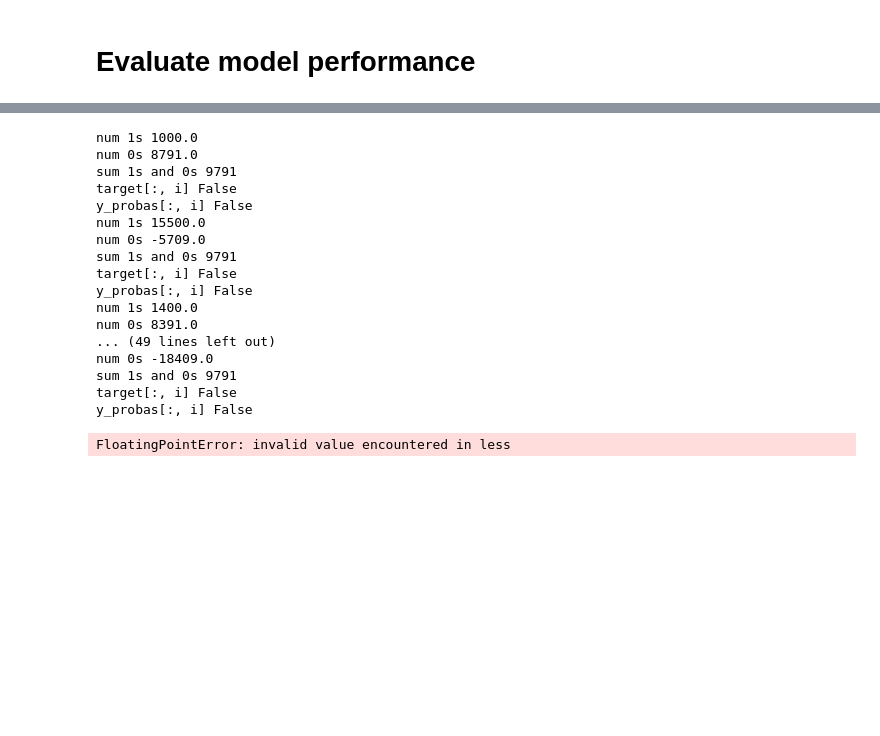
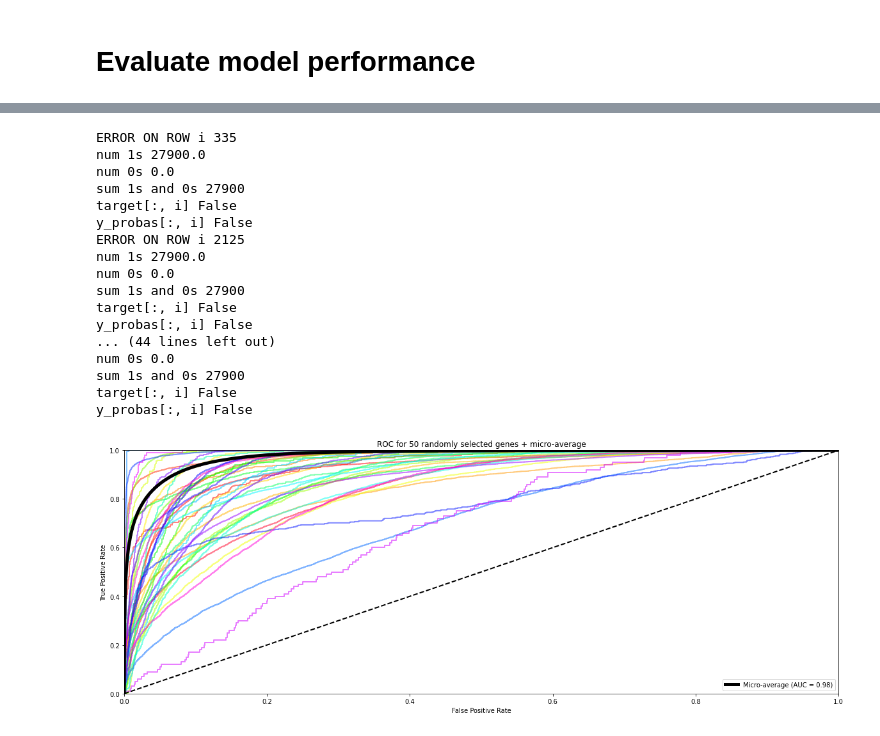
Before and after one commit to natasha-dudek/DeepGenomeVector, a Jupyter notebook: main.ipynb, the cells around one changed output, grey strips where cells are left out. Cells and saved outputs as stored; diff of their text form; code cells hidden in the pictures; blank space fills up the shorter version.

```diff
--- a/main.ipynb
+++ b/main.ipynb
@@ -517,9 +404,0 @@ n_features 9791 len(colour_pred) 9791 n_extension 209
-# %%
-# Get predicted uncorrupted version of genome
-n_features = int(corrupted_test.shape[1]/2)
-corr_genome = corrupted_test[:,:n_features]
-true_genome = corrupted_test[:,n_features:]
-model.eval()
-pred = model.forward(corr_genome)
-#binary_preds = torch.zeros([true_genome.shape[0], true_genome.shape[1]])
-binary_preds = trainable.binarize(pred[0], 0.5)
@@ -549,21 +404,0 @@ true_genomes.shape, pred[0].shape
-# %%
-data_viz.my_roc_curve(true_genomes.numpy(), pred[0].detach().numpy())
-# %% [output]
-num 1s 1000.0
-num 0s 8791.0
-sum 1s and 0s 9791
-target[:, i] False
-y_probas[:, i] False
-num 1s 15500.0
-num 0s -5709.0
-sum 1s and 0s 9791
-target[:, i] False
-y_probas[:, i] False
-num 1s 1400.0
-num 0s 8391.0
-... (49 lines left out)
-num 0s -18409.0
-sum 1s and 0s 9791
-target[:, i] False
-y_probas[:, i] False
-FloatingPointError: invalid value encountered in less
@@ -577,0 +405,24 @@ type(pred[3])
+# %%
+# Plot ROC curve, generate AUC score (micro-average)
+num_features = int(corrupted_test.shape[1]/2)
+true_genomes = corrupted_test[:,num_features:]
+fig = data_viz.my_roc_curve(true_genomes.numpy(), pred[0].detach().numpy())
+# %% [output]
+ERROR ON ROW i 335
+num 1s 27900.0
+num 0s 0.0
+sum 1s and 0s 27900
+target[:, i] False
+y_probas[:, i] False
+ERROR ON ROW i 2125
+num 1s 27900.0
+num 0s 0.0
+sum 1s and 0s 27900
+target[:, i] False
+y_probas[:, i] False
+... (44 lines left out)
+num 0s 0.0
+sum 1s and 0s 27900
+target[:, i] False
+y_probas[:, i] False
+[figure, added]
```
Also changed, not shown: parts of 40 cells of this notebook, 4 other files.
